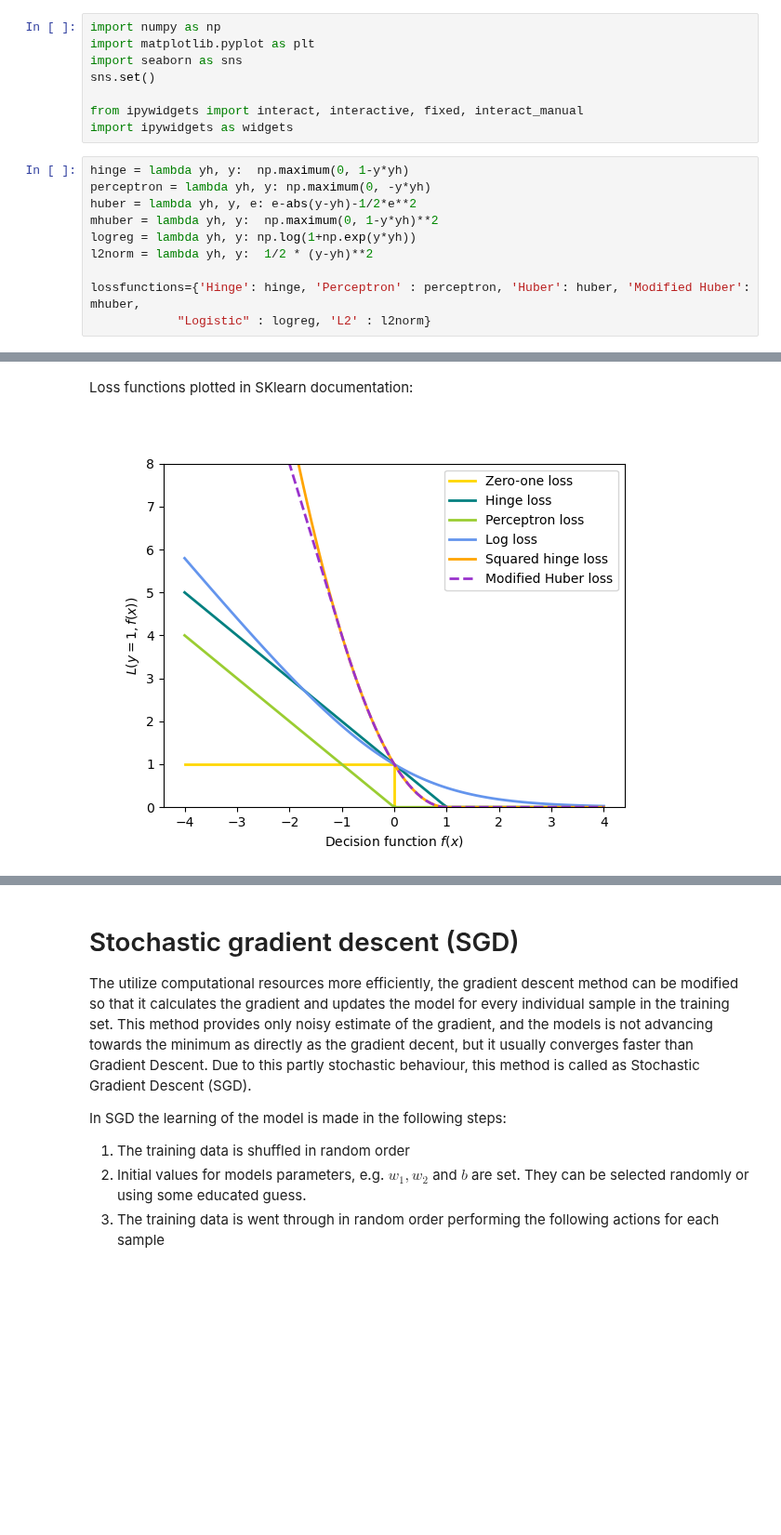
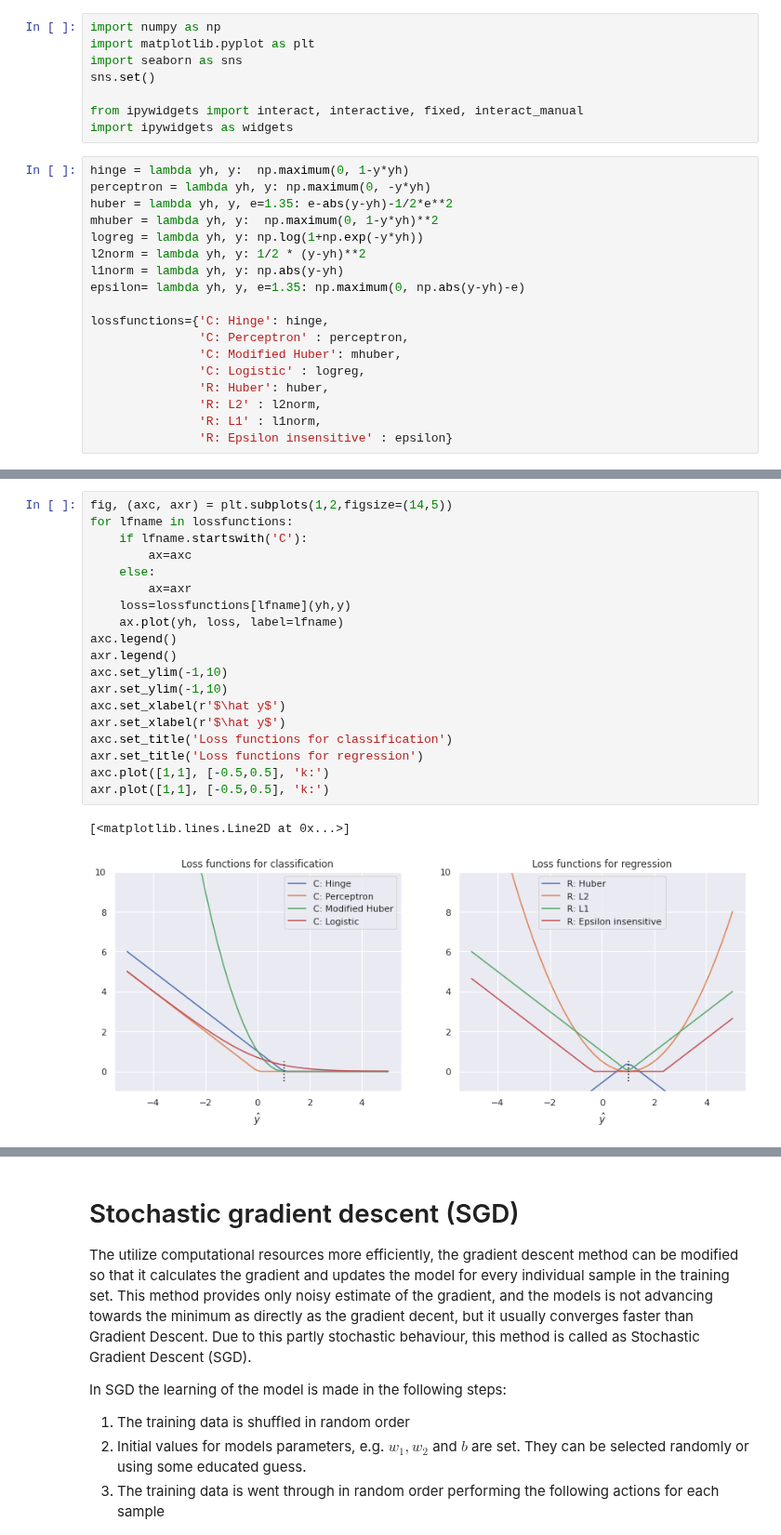
Before and after one commit to pevalisuo/AML, a Jupyter notebook: lectures/Learning_model_parameters.ipynb, the cells around one changed output, grey strips where cells are left out. Shown at 93% size. Cells and saved outputs as stored; diff of their text form; blank space fills up the shorter version.

```diff
--- a/lectures/Learning_model_parameters.ipynb
+++ b/lectures/Learning_model_parameters.ipynb
@@ -58,13 +58,21 @@ import ipywidgets as widgets
 # %%
 hinge = lambda yh, y:  np.maximum(0, 1-y*yh)
 perceptron = lambda yh, y: np.maximum(0, -y*yh)
-huber = lambda yh, y, e: e-abs(y-yh)-1/2*e**2
+huber = lambda yh, y, e=1.35: e-abs(y-yh)-1/2*e**2
 mhuber = lambda yh, y:  np.maximum(0, 1-y*yh)**2
-logreg = lambda yh, y: np.log(1+np.exp(y*yh))
-l2norm = lambda yh, y:  1/2 * (y-yh)**2
+logreg = lambda yh, y: np.log(1+np.exp(-y*yh))
+l2norm = lambda yh, y: 1/2 * (y-yh)**2
+l1norm = lambda yh, y: np.abs(y-yh)
+epsilon= lambda yh, y, e=1.35: np.maximum(0, np.abs(y-yh)-e)
 
-lossfunctions={'Hinge': hinge, 'Perceptron' : perceptron, 'Huber': huber, 'Modified Huber': mhuber,
-            "Logistic" : logreg, 'L2' : l2norm}
+lossfunctions={'C: Hinge': hinge,
+               'C: Perceptron' : perceptron,
+               'C: Modified Huber': mhuber,
+               'C: Logistic' : logreg,
+               'R: Huber': huber,
+               'R: L2' : l2norm,
+               'R: L1' : l1norm,
+               'R: Epsilon insensitive' : epsilon}
 # %%
 yh=np.linspace(-5,5)
 
@@ -81,7 +89,25 @@ interactive(children=(IntSlider(value=1, description='y', max=3, min=-1), Dropdo
 <function __main__.test(y=0, loss='L2')>
-# %% [markdown]
-Loss functions plotted in SKlearn documentation:
-
-![image.png](attachment:image.png)
+# %%
+fig, (axc, axr) = plt.subplots(1,2,figsize=(14,5))
+for lfname in lossfunctions:
+    if lfname.startswith('C'):
+        ax=axc
+    else:
+        ax=axr
+    loss=lossfunctions[lfname](yh,y)
+    ax.plot(yh, loss, label=lfname)
+axc.legend()
+axr.legend()
+axc.set_ylim(-1,10)
+axr.set_ylim(-1,10)
+axc.set_xlabel(r'$\hat y$')
+axr.set_xlabel(r'$\hat y$')
+axc.set_title('Loss functions for classification')
+axr.set_title('Loss functions for regression')
+axc.plot([1,1], [-0.5,0.5], 'k:')
+axr.plot([1,1], [-0.5,0.5], 'k:')
+# %% [output]
+[<matplotlib.lines.Line2D at 0x...>]
+[figure, added]
 # %% [markdown]
 # Gradient descent
```
Also changed, not shown: parts of 3 cells of this notebook.
